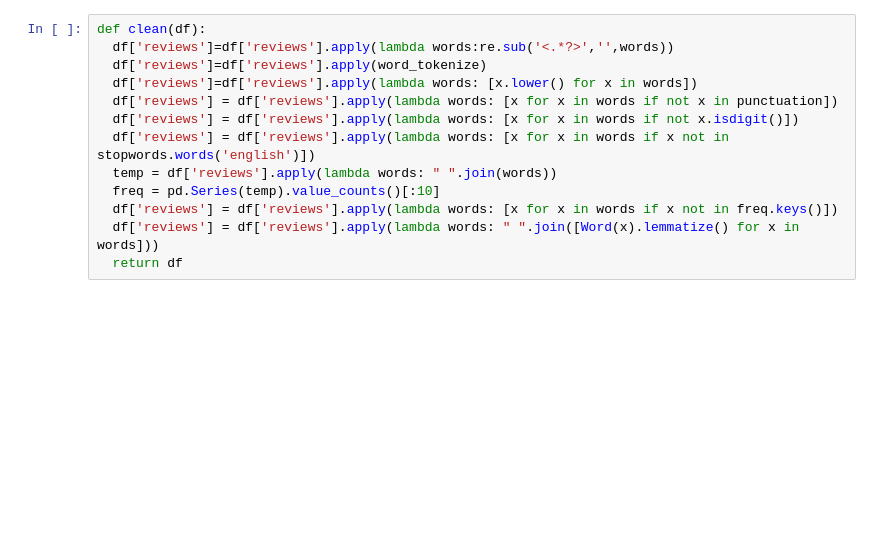
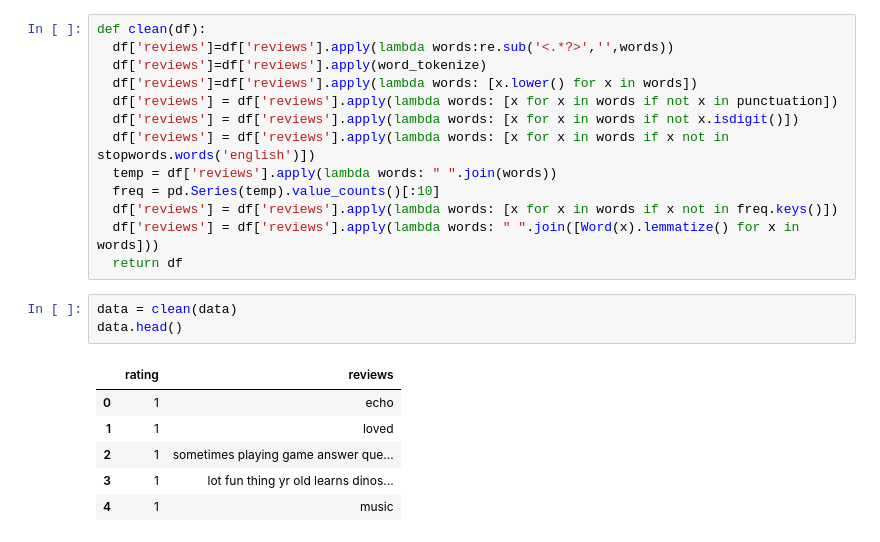
Before and after one commit to Sumith-Pevekar/AmazonAlexaReviewSentimentAnalysis, a Jupyter notebook: Amazon_Alexa_Review_Sentiment.ipynb, the cells around one changed output. Cells and saved outputs as stored; diff of their text form; blank space fills up the shorter version.

```diff
--- a/Amazon_Alexa_Review_Sentiment.ipynb
+++ b/Amazon_Alexa_Review_Sentiment.ipynb
@@ -109,3 +112,13 @@ def clean(df):
   df['reviews'] = df['reviews'].apply(lambda words: [x for x in words if x not in freq.keys()])
   df['reviews'] = df['reviews'].apply(lambda words: " ".join([Word(x).lemmatize() for x in words]))
   return df
+# %%
+data = clean(data)
+data.head()
+# %% [output]
+|  | rating | reviews |
+| 0 | 1 | echo |
+| 1 | 1 | loved |
+| 2 | 1 | sometimes playing game answer que... |
+| 3 | 1 | lot fun thing yr old learns dinos... |
+| 4 | 1 | music |
```
Also changed, not shown: parts of 7 cells of this notebook.
